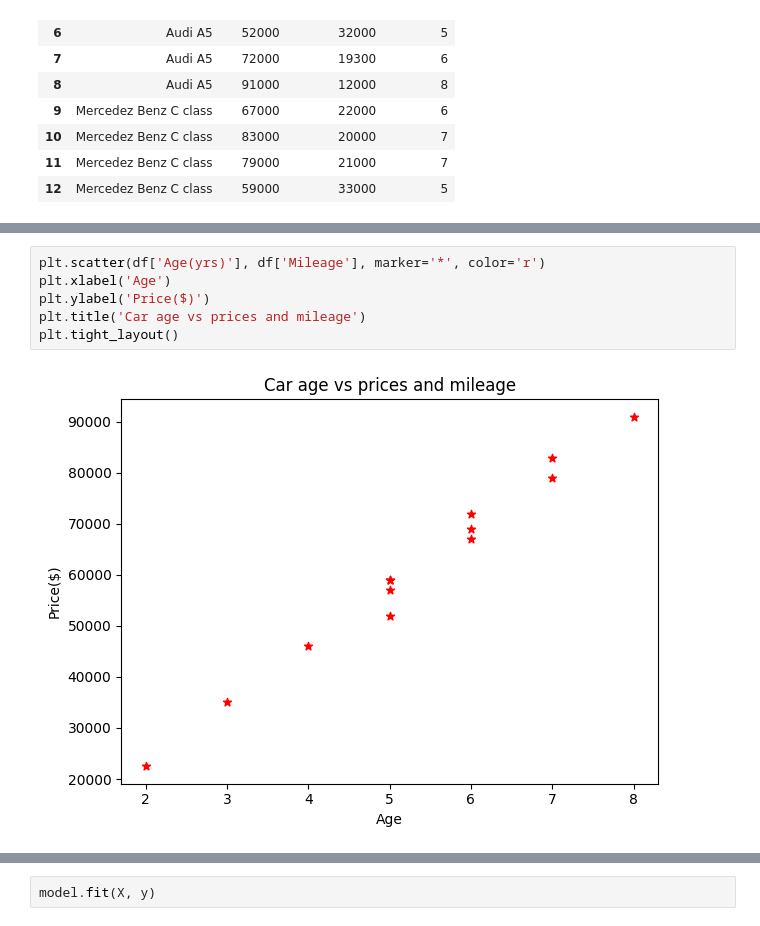
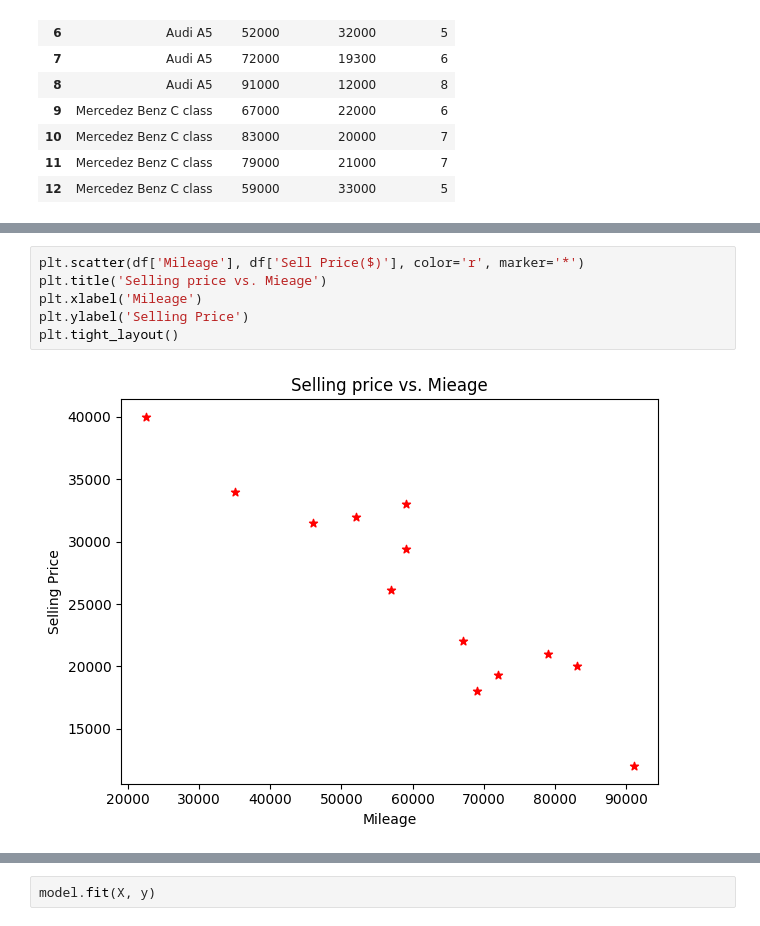
Before and after one commit to rajohanamolotsi/data-science, a Jupyter notebook: 2-projects/project-3/exercise/play.ipynb, the cells around one changed output, grey strips where cells are left out. Drawn from its saved outputs; the diff is of its cells as text.

Commit message:
add car prices predictions

```diff
--- a/2-projects/project-3/exercise/play.ipynb
+++ b/2-projects/project-3/exercise/play.ipynb
@@ -34,9 +35,9 @@ df[['Mileage', 'Sell Price($)', 'Age(yrs)']].corr()
 # %%
-plt.scatter(df['Age(yrs)'], df['Mileage'], marker='*', color='r')
-plt.xlabel('Age')
-plt.ylabel('Price($)')
-plt.title('Car age vs prices and mileage')
+plt.scatter(df['Mileage'], df['Sell Price($)'], color='r', marker='*')
+plt.title('Selling price vs. Mieage')
+plt.xlabel('Mileage')
+plt.ylabel('Selling Price')
 plt.tight_layout()
 # %% [output]
-[figure, old version]
+[figure, new version]
 # %%
```
Also changed, not shown: parts of 14 cells of this notebook.
